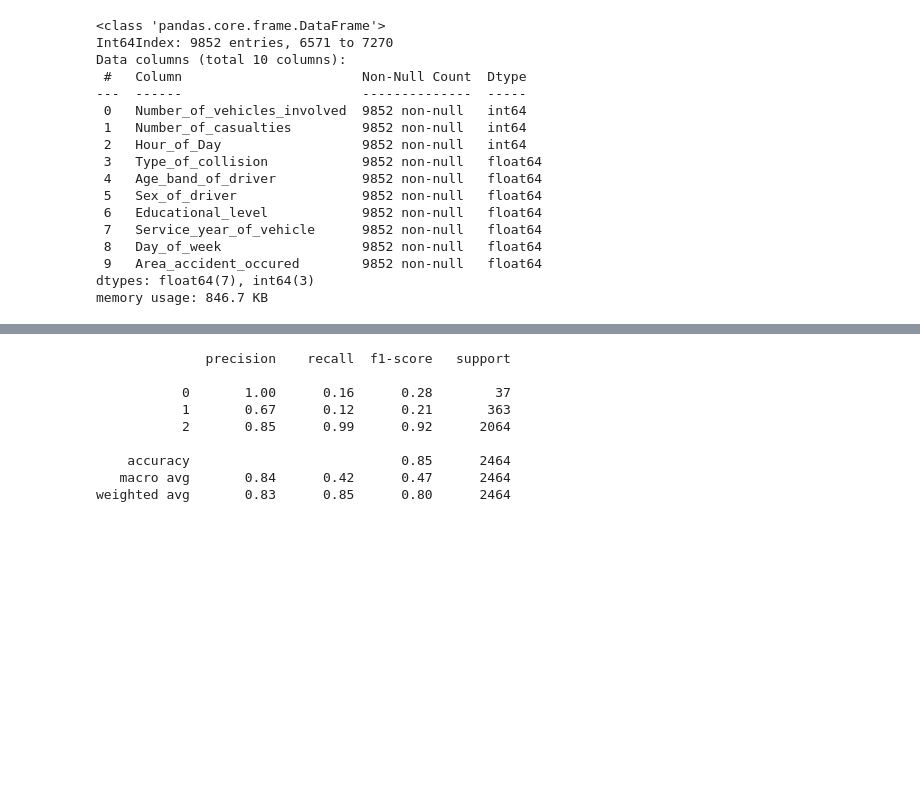
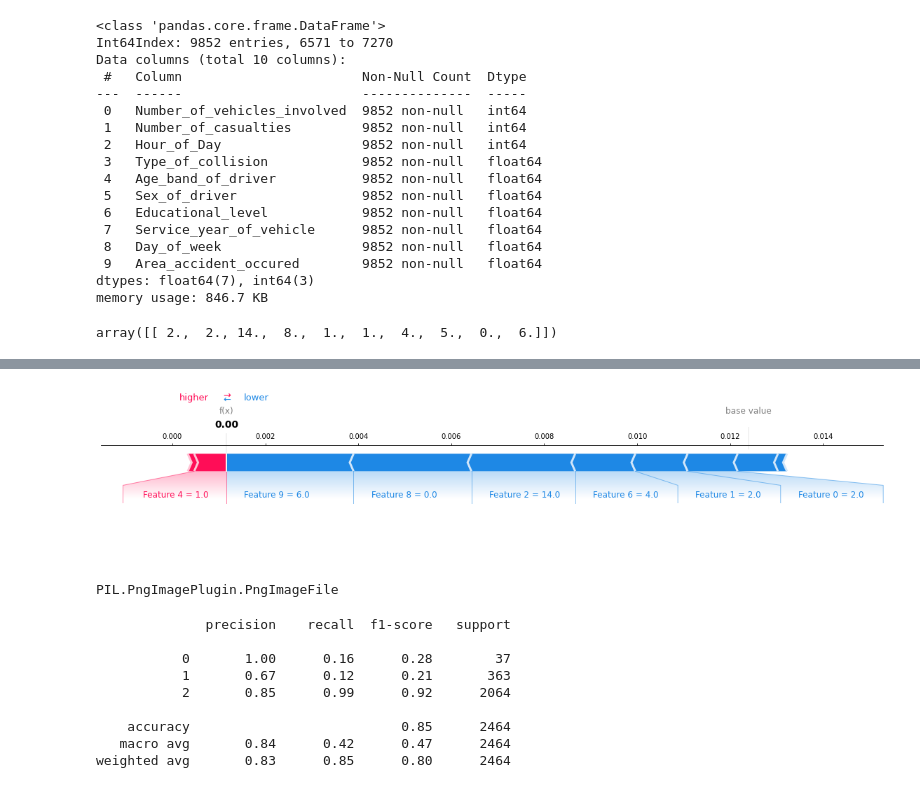
Before and after one commit to avikumart/Road-Traffic-Severity-Classification-Project, a Jupyter notebook: road-traffic-severity-classification-project.ipynb, the cells around one changed output, grey strips where cells are left out. Cells and saved outputs as stored; diff of their text form; code cells hidden in the pictures; blank space fills up the shorter version.

Commit message:
Kaggle Notebook | Road Traffic Severity Classification Project(ML1) | Version 10

```diff
--- a/road-traffic-severity-classification-project.ipynb
+++ b/road-traffic-severity-classification-project.ipynb
@@ -681,3 +671,15 @@ Data columns (total 10 columns):
  9   Area_accident_occured        9852 non-null   float64
 dtypes: float64(7), int64(3)
 memory usage: 846.7 KB
+# %%
+newd = X_tst2.sample(10)
+sampl_arr = np.array(newd.iloc[0]).reshape(1,-1)
+sampl_arr
+# %% [output]
+array([[ 2.,  2., 14.,  8.,  1.,  1.,  4.,  5.,  0.,  6.]])
+# %%
+shap.initjs()
+shap_values = shap.TreeExplainer(rf).shap_values(sampl_arr)
+shap.force_plot(shap.TreeExplainer(rf).expected_value[0], shap_values[0], sampl_arr, matplotlib=True,show=False)
+plt.savefig("pred_force_plot1.png")
+# %% [output]
@@ -684,3 +687,9 @@ memory usage: 846.7 KB
+[figure, added]
+# %%
+img = Image.open("/kaggle/working/pred_force_plot1.png")
+type(img)
+# %% [output]
+PIL.PngImagePlugin.PngImageFile
 # %%
 classif_re2 = classification_report(y_tst2,predics2)
 print(classif_re2)
```
Also changed, not shown: parts of 6 cells of this notebook.
